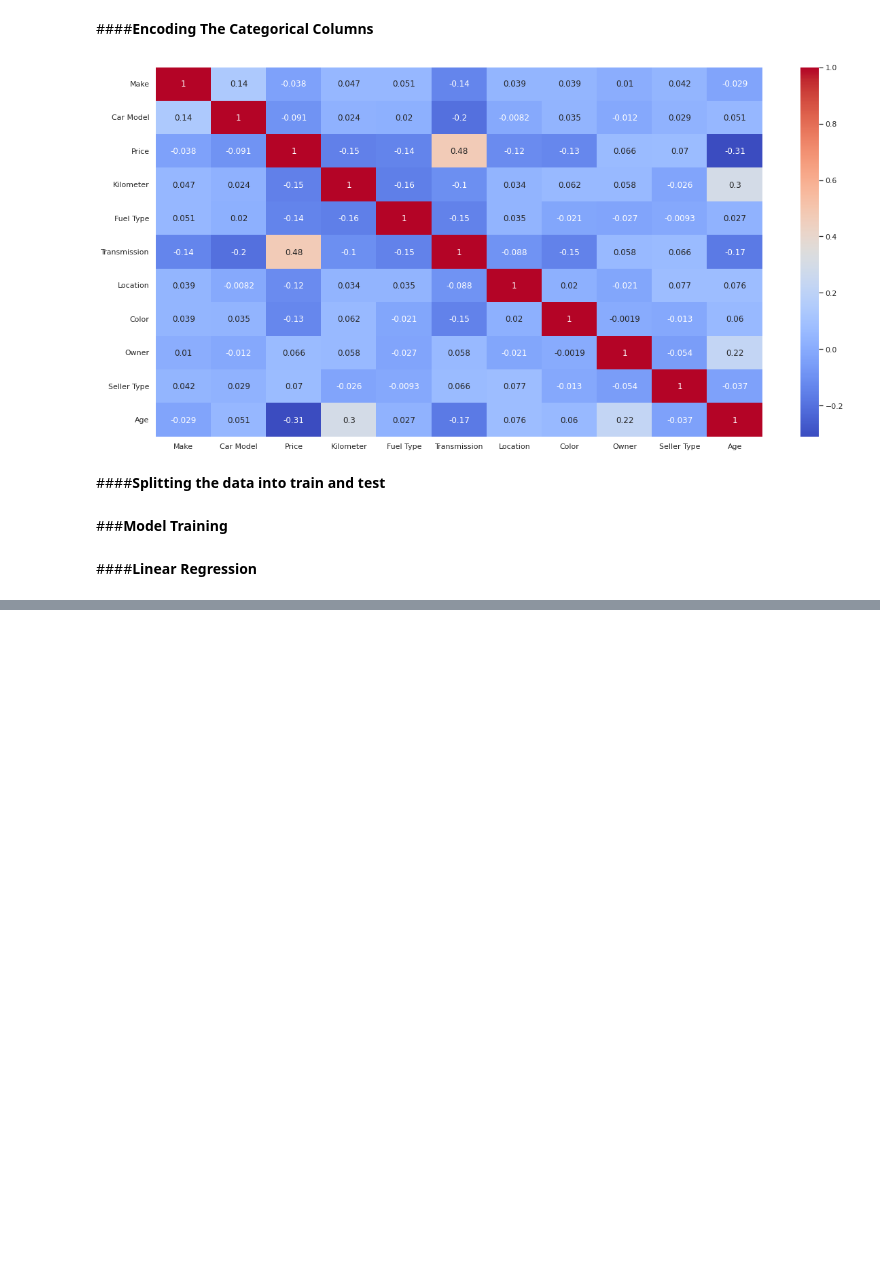
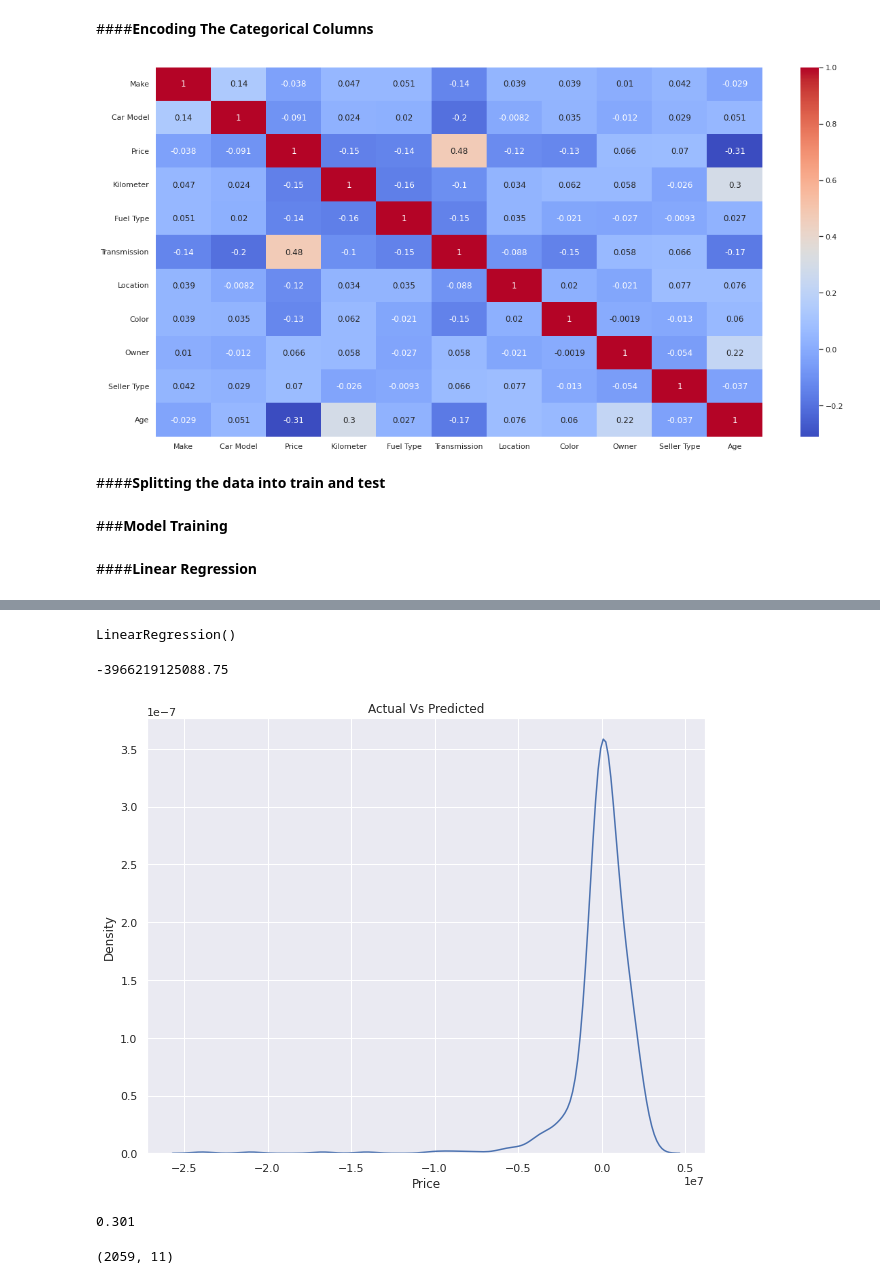
Before and after one commit to gauravmalakar08/Used_Car_Price_Predictor, a Jupyter notebook: Used_Car_Price_Predictor.ipynb, the cells around one changed output, grey strips where cells are left out. Cells and saved outputs as stored; diff of their text form; code cells hidden in the pictures; blank space fills up the shorter version.

```diff
--- a/Used_Car_Price_Predictor.ipynb
+++ b/Used_Car_Price_Predictor.ipynb
@@ -342,0 +325,9 @@ plt.scatter(Y_train,training_data_predict)
+# %%
+X_train = scaler.fit_transform(X_train)
+# %%
+X_test = scaler.transform(X_test)
+# %%
+regression = LinearRegression()
+regression.fit(X_train,y_train)
+# %% [output]
+LinearRegression()
@@ -342,0 +336,25 @@ plt.scatter(Y_train,training_data_predict)
+# %%
+mean = round(np.mean(mse),2)
+mean
+# %% [output]
+-3966219125088.75
+# %%
+#prediction
+reg_predict = regression.predict(X_test)
+# %%
+sns.set(rc={'figure.figsize':(10,8)})
+sns.kdeplot(reg_predict-y_test)
+plt.title("Actual Vs Predicted")
+plt.show()
+# %% [output]
+[figure, added]
+# %%
+#r2_error_score
+r2score = round(r2_score(y_test,reg_predict),3)
+r2score
+# %% [output]
+0.301
+# %%
+df1.shape
+# %% [output]
+(2059, 11)
```
Also changed, not shown: parts of 15 cells of this notebook.
